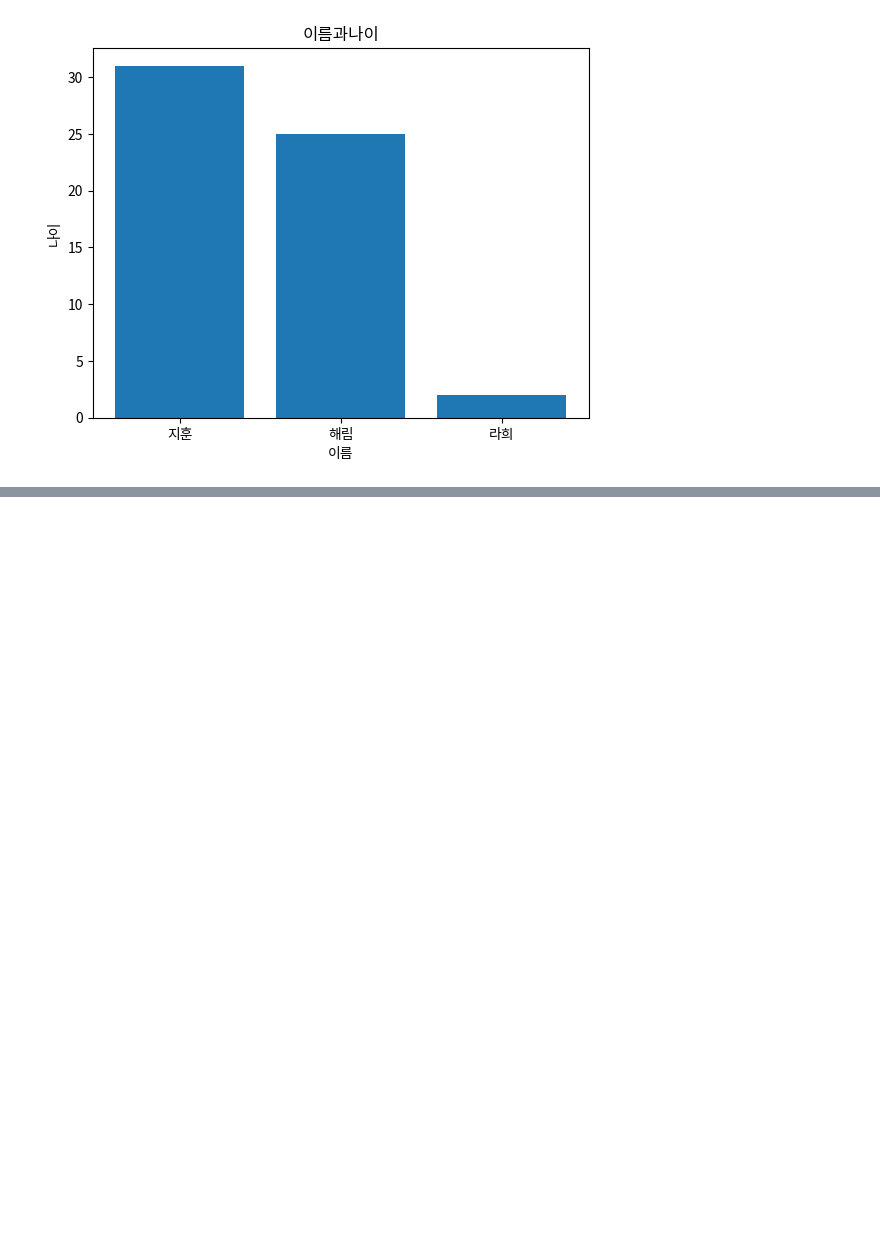
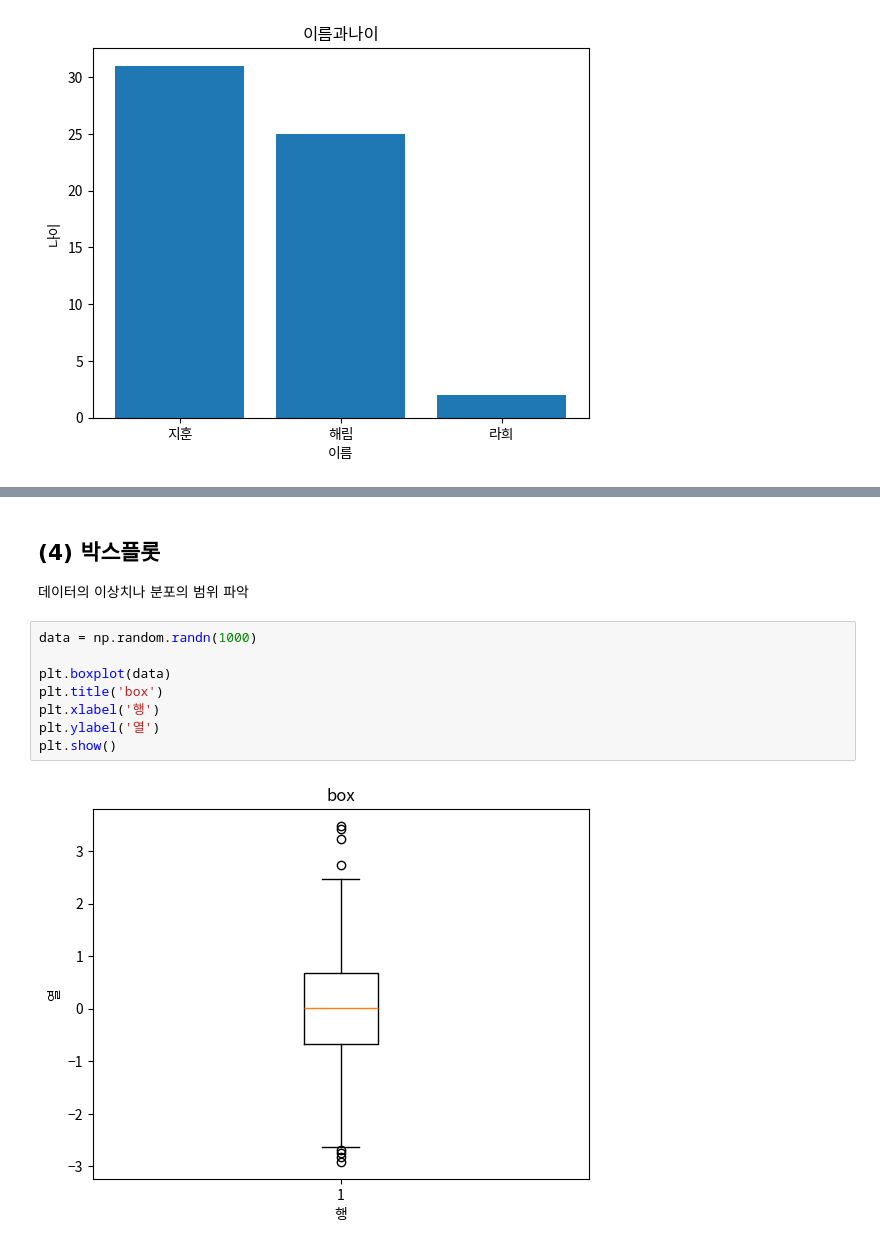
Before and after one commit to meanresult/anal_rep, a Jupyter notebook: project_air/17.시각화 복습.ipynb, the cells around one changed output, grey strips where cells are left out. Saved outputs shown, nothing was run; the diff lists cells and outputs as text; blank space fills up the shorter version.

```diff
--- a/project_air/17.시각화 복습.ipynb
+++ b/project_air/17.시각화 복습.ipynb
@@ -27,0 +47,13 @@ plt.show()
+# %% [markdown]
+## (4) 박스플롯
+데이터의 이상치나 분포의 범위 파악
+# %%
+data = np.random.randn(1000)
+
+plt.boxplot(data)
+plt.title('box')
+plt.xlabel('행')
+plt.ylabel('열')
+plt.show()
+# %% [output]
+[figure, added]
```
Also changed, not shown: parts of 2 cells of this notebook.
